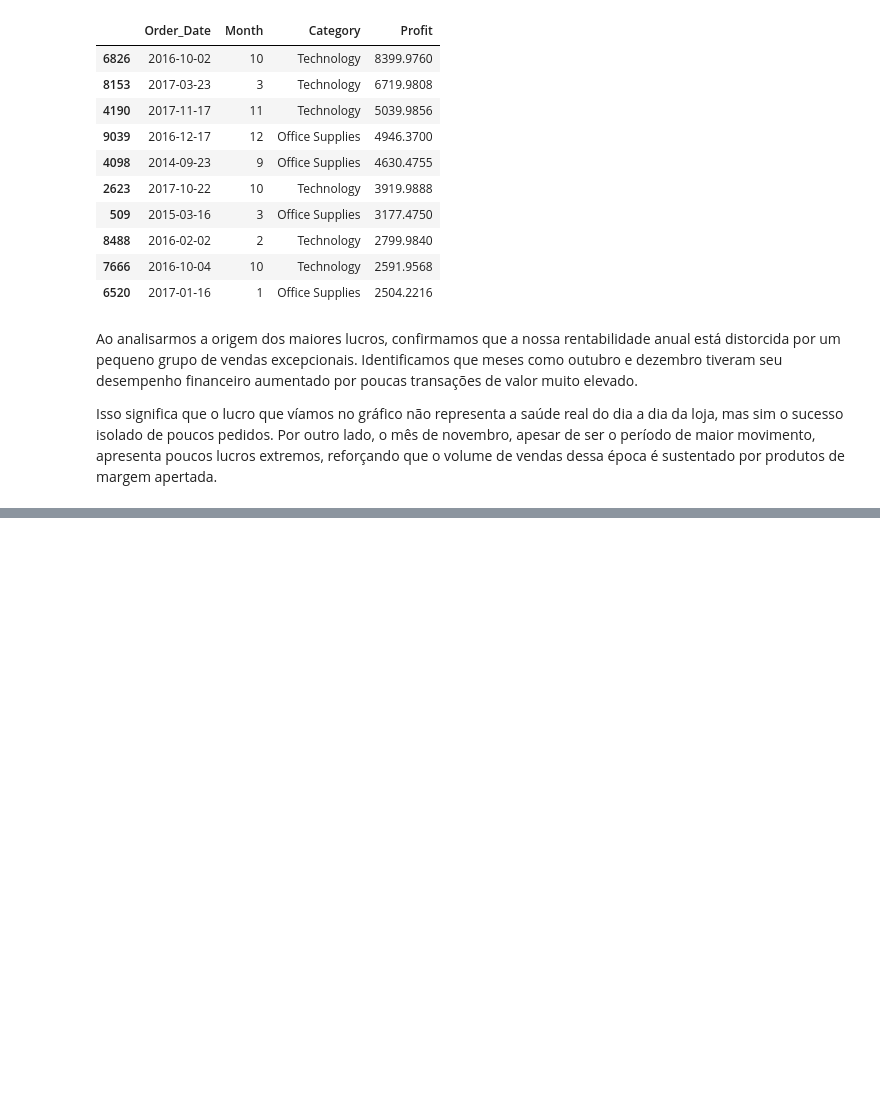
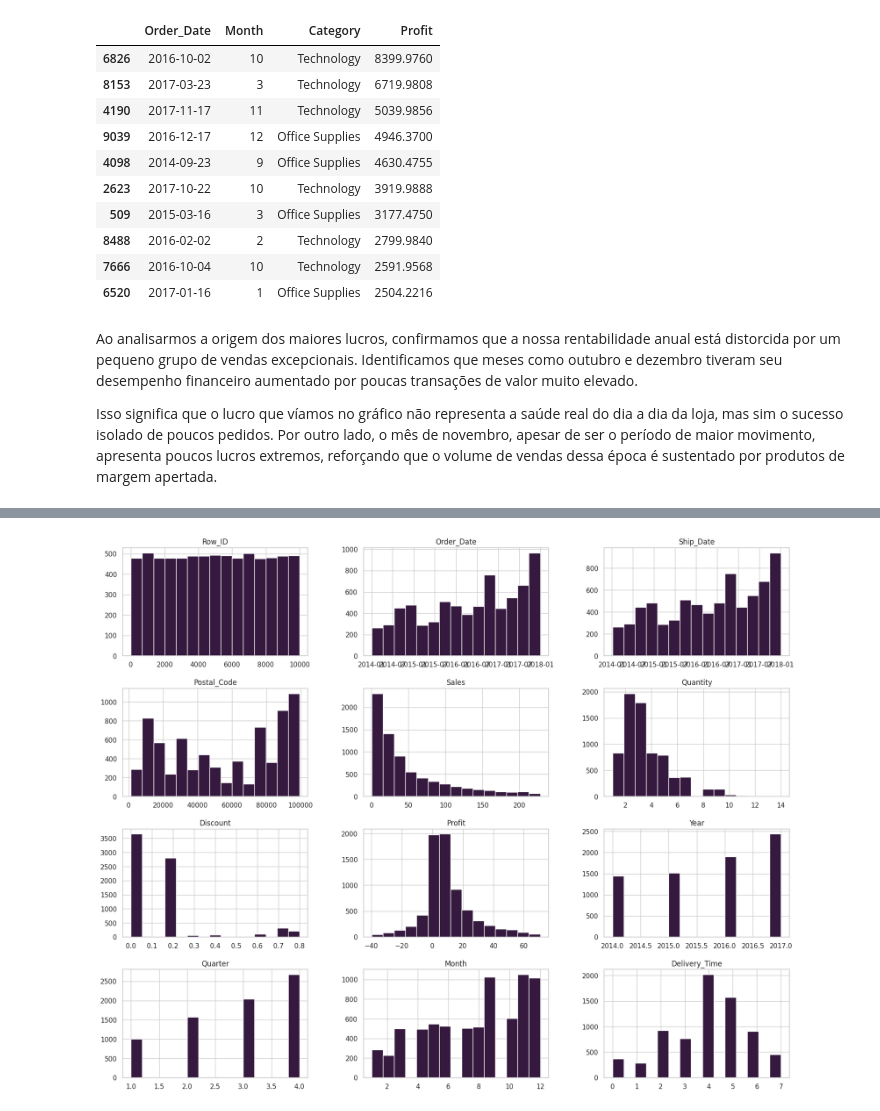
Before and after one commit to Ronaldo-Junior1/analise-dados-supermercado, a Jupyter notebook: Analise_base_supermercado.ipynb, the cells around one changed output, grey strips where cells are left out. Drawn from its saved outputs; the diff is of its cells as text; code cells hidden in the pictures; blank space fills up the shorter version.

Commit message:
Inicio da limpeza dos outliers para analise dos dados

```diff
--- a/Analise_base_supermercado.ipynb
+++ b/Analise_base_supermercado.ipynb
@@ -779,3 +779,32 @@ Em quais meses aconteceram os maiores lucros da loja?
 Ao analisarmos a origem dos maiores lucros, confirmamos que a nossa rentabilidade anual está distorcida por um pequeno grupo de vendas excepcionais. Identificamos que meses como outubro e dezembro tiveram seu desempenho financeiro aumentado por poucas transações de valor muito elevado.
 
 Isso significa que o lucro que víamos no gráfico não representa a saúde real do dia a dia da loja, mas sim o sucesso isolado de poucos pedidos. Por outro lado, o mês de novembro, apesar de ser o período de maior movimento, apresenta poucos lucros extremos, reforçando que o volume de vendas dessa época é sustentado por produtos de margem apertada.
+# %%
+df_clean = df.copy()
+
+# Limpando a coluna PROFIT
+Q1_profit = df_clean['Profit'].quantile(0.25)
+Q3_profit = df_clean['Profit'].quantile(0.75)
+IQR_profit = Q3_profit - Q1_profit
+
+limite_inf_profit = Q1_profit - 1.5 * IQR_profit
+limite_sup_profit = Q3_profit + 1.5 * IQR_profit
+
+# Aqui deixamos o limite inferior ser negativo normalmente
+df_clean = df_clean[(df_clean['Profit'] >= limite_inf_profit) & (df_clean['Profit'] <= limite_sup_profit)]
+
+
+# Limpando a coluna SALES (Vendas)
+Q1_sales = df_clean['Sales'].quantile(0.25)
+Q3_sales = df_clean['Sales'].quantile(0.75)
+IQR_sales = Q3_sales - Q1_sales
+
+# Aqui usamos o max(0, ...) para garantir que o limite de vendas não caia abaixo de zero
+limite_inf_sales = max(0, Q1_sales - 1.5 * IQR_sales)
+limite_sup_sales = Q3_sales + 1.5 * IQR_sales
+
+df_clean = df_clean[(df_clean['Sales'] >= limite_inf_sales) & (df_clean['Sales'] <= limite_sup_sales)]
+
+print(f'O dataset original possui {df.shape[0]} amostras')
+print(f'O dataset limpo agora possui {df_clean.shape[0]} amostras')
+print(f'Foram removidas {df.shape[0] - df_clean.shape[0]} linhas que eram pontos fora da curva (outliers).')
@@ -781,0 +827,4 @@ Isso significa que o lucro que víamos no gráfico não representa a saúde real
+# %%
+df_clean.hist(bins=15, figsize=(20,16));
+# %% [output]
+[figure, added]
```
Also changed, not shown: parts of 5 cells of this notebook.
